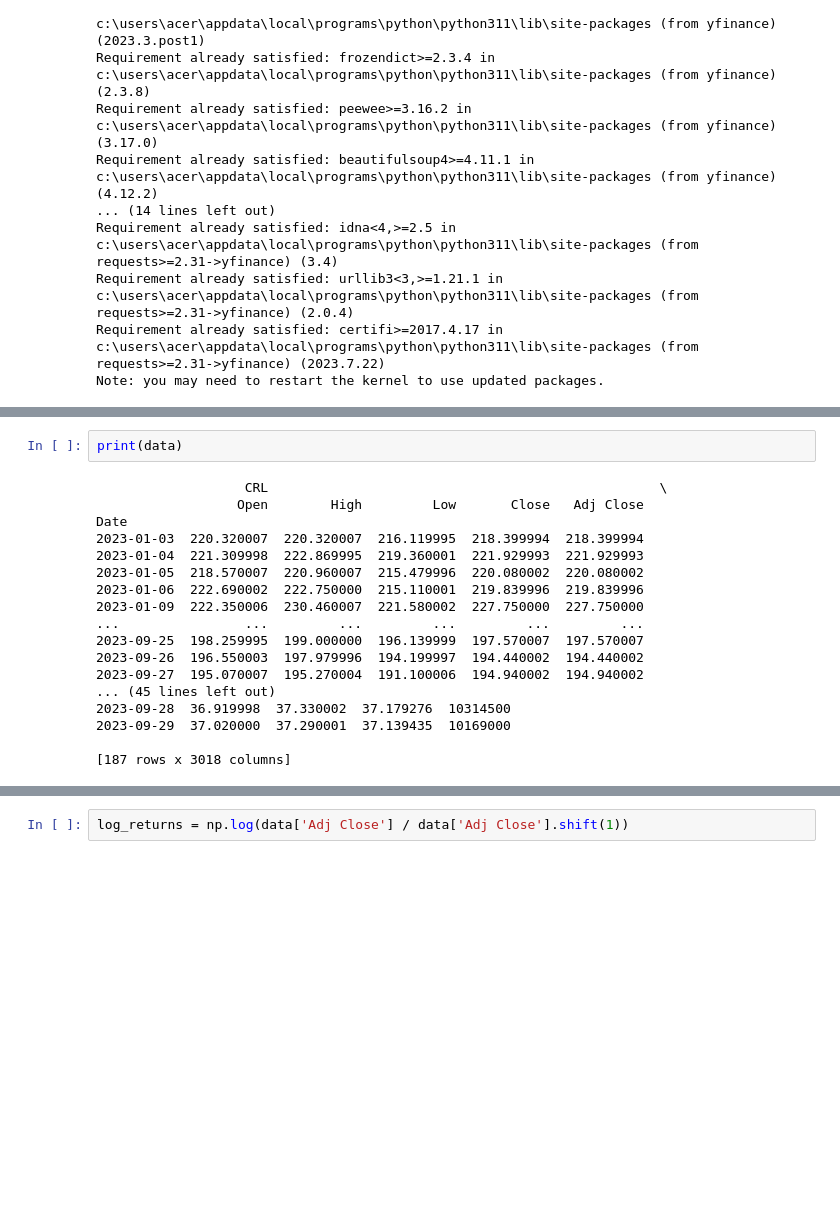
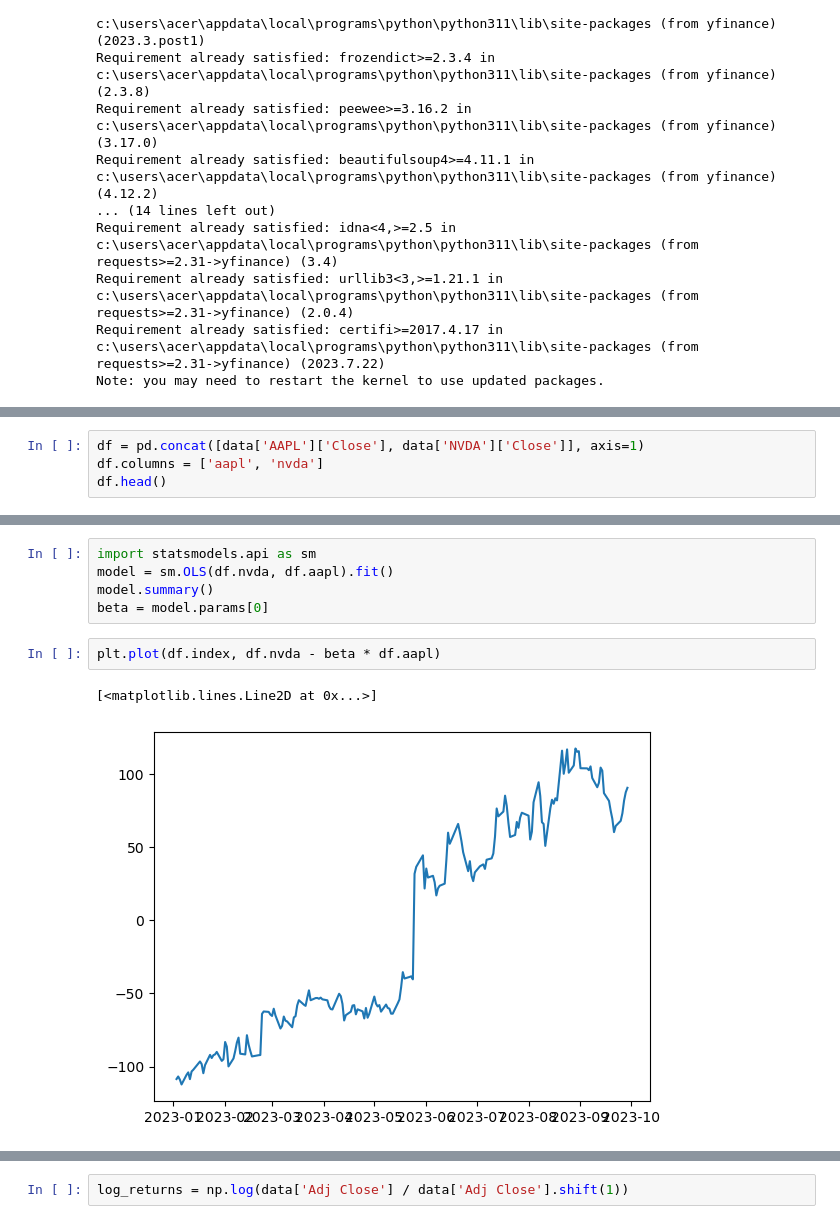
Before and after one commit to ThGreatExplorer/DRP_Statistical_Arbitrage, a Jupyter notebook: S&P500Sample.ipynb, the cells around one changed output, grey strips where cells are left out. Saved outputs shown, nothing was run; the diff lists cells and outputs as text; blank space fills up the shorter version.

```diff
--- a/S&P500Sample.ipynb
+++ b/S&P500Sample.ipynb
@@ -40,0 +48,4 @@ data = yf.download(sp500_tickers, start="2023-01-01", end="2023-10-01", group_by
+# %%
+df = pd.concat([data['AAPL']['Close'], data['NVDA']['Close']], axis=1)
+df.columns = ['aapl', 'nvda']
+df.head()
@@ -41,20 +60,10 @@ data = yf.download(sp500_tickers, start="2023-01-01", end="2023-10-01", group_by
+# %%
+import statsmodels.api as sm
+model = sm.OLS(df.nvda, df.aapl).fit()
+model.summary()
+beta = model.params[0]
 # %%
-print(data)
+plt.plot(df.index, df.nvda - beta * df.aapl)
 # %% [output]
-                   CRL                                                  \
-                  Open        High         Low       Close   Adj Close
-Date
-2023-01-03  220.320007  220.320007  216.119995  218.399994  218.399994
-2023-01-04  221.309998  222.869995  219.360001  221.929993  221.929993
-2023-01-05  218.570007  220.960007  215.479996  220.080002  220.080002
-2023-01-06  222.690002  222.750000  215.110001  219.839996  219.839996
-2023-01-09  222.350006  230.460007  221.580002  227.750000  227.750000
-...                ...         ...         ...         ...         ...
-2023-09-25  198.259995  199.000000  196.139999  197.570007  197.570007
-2023-09-26  196.550003  197.979996  194.199997  194.440002  194.440002
-2023-09-27  195.070007  195.270004  191.100006  194.940002  194.940002
-... (45 lines left out)
-2023-09-28  36.919998  37.330002  37.179276  10314500
-2023-09-29  37.020000  37.290001  37.139435  10169000
-
-[187 rows x 3018 columns]
+[<matplotlib.lines.Line2D at 0x...>]
+[figure, added]
```
Also changed, not shown: parts of 4 cells of this notebook.
